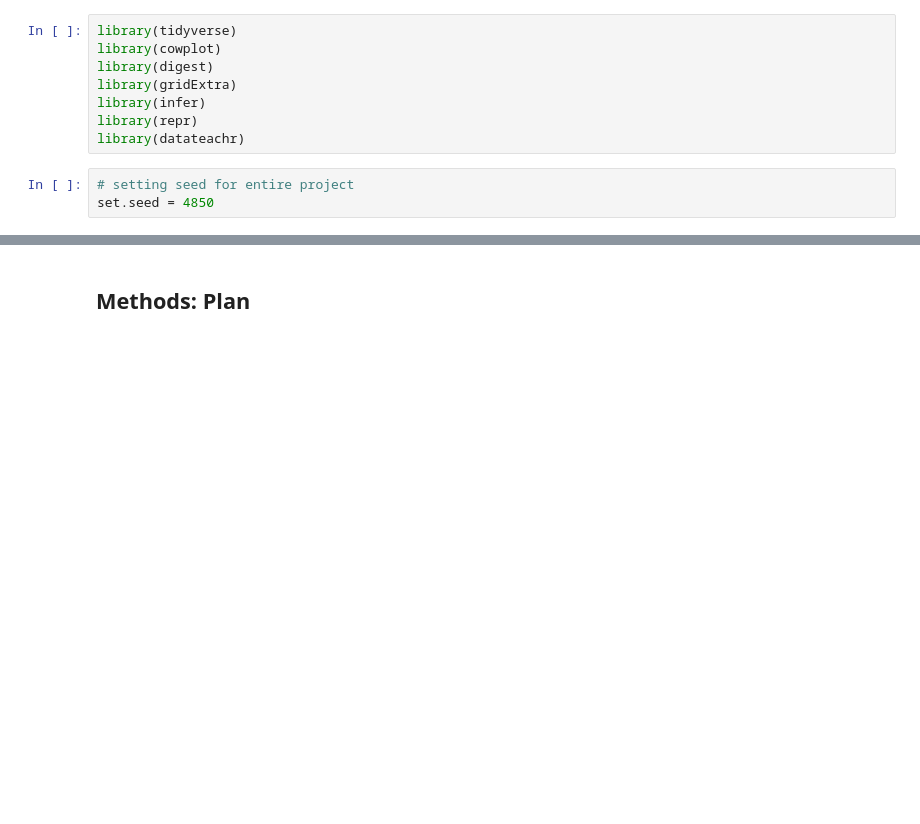
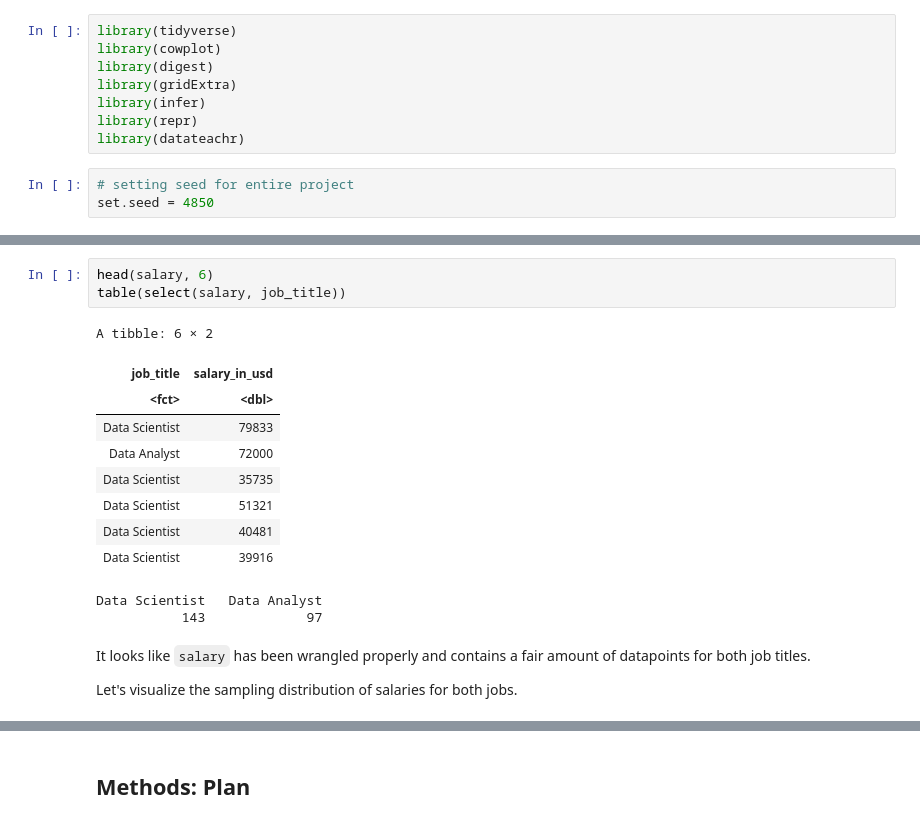
Before and after one commit to aaryan-rampal/stat-201-project, a Jupyter notebook: proposal.ipynb, the cells around one changed output, grey strips where cells are left out. Drawn from its saved outputs; the diff is of its cells as text; blank space fills up the shorter version.

```diff
--- a/proposal.ipynb
+++ b/proposal.ipynb
@@ -77,3 +66,22 @@ Data Scientist   Data Analyst
+# %%
+head(salary, 6)
+table(select(salary, job_title))
+# %% [output]
+A tibble: 6 × 2
+| job_title | salary_in_usd |
+| <fct> | <dbl> |
+| Data Scientist | 79833 |
+| Data Analyst | 72000 |
+| Data Scientist | 35735 |
+| Data Scientist | 51321 |
+| Data Scientist | 40481 |
+| Data Scientist | 39916 |
+Data Scientist   Data Analyst
+           143             97
+# %% [markdown]
+It looks like `salary` has been wrangled properly and contains a fair amount of datapoints for both job titles.
+
+Let's visualize the sampling distribution of salaries for both jobs.
 # %%
 options(repr.plot.height = 8, repr.plot.width = 10)
 
```
Also changed, not shown: parts of 9 cells of this notebook.
